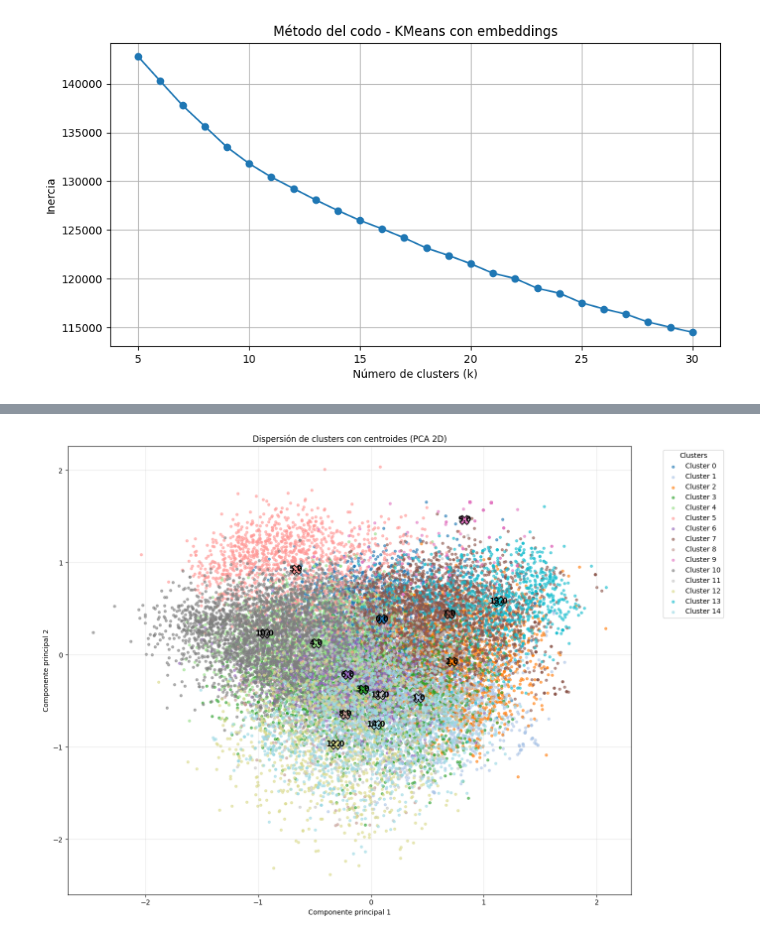
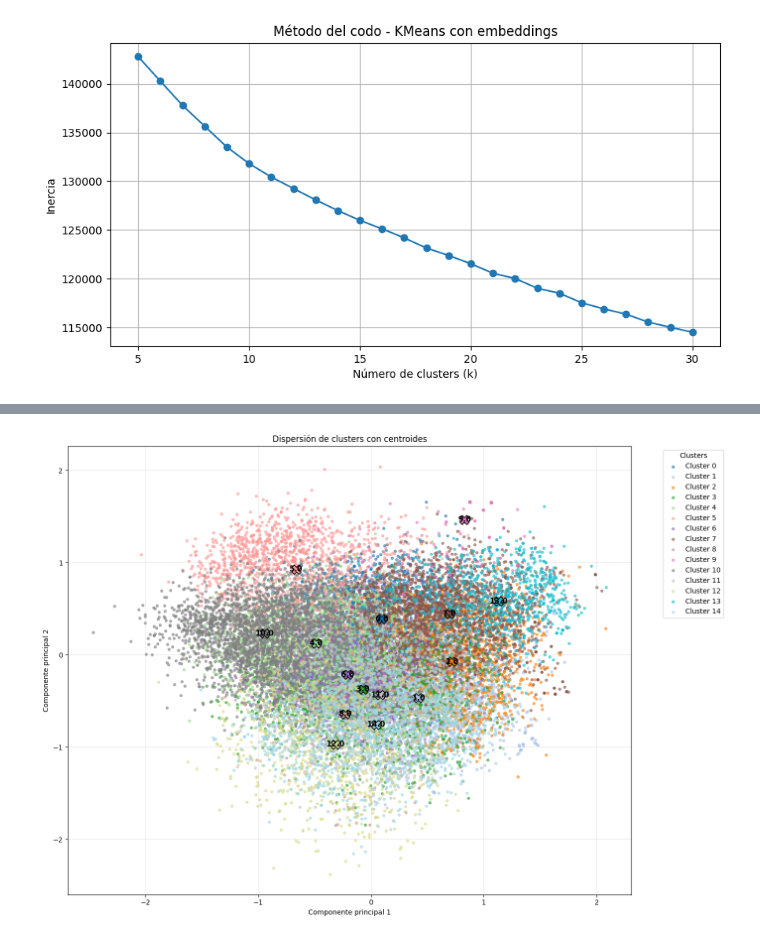
Before and after one commit to jhoanmoreno-94/Modelo_computacional, a Jupyter notebook: clasificacion3.ipynb, the cells around one changed output, grey strips where cells are left out. Drawn from its saved outputs; the diff is of its cells as text; code cells hidden in the pictures.

Commit message:
gráfico dispersión

```diff
--- a/clasificacion3.ipynb
+++ b/clasificacion3.ipynb
@@ -207,32 +207,32 @@ for i, row in centroides.iterrows():
     plt.scatter(
         row["x"],
         row["y"],
         s=180,
         color=cmap(color_idx),
         marker="X",
         edgecolors="black",
         linewidths=1.2,
         zorder=5
     )
 
     plt.text(
         row["x"],
         row["y"],
         str(cluster_id),
         fontsize=11,
         fontweight="bold",
         ha="center",
         va="center",
         color="black",
         zorder=6
     )
 # Detalles finales
 plt.xlabel("Componente principal 1")
 plt.ylabel("Componente principal 2")
-plt.title("Dispersión de clusters con centroides (PCA 2D)")
+plt.title("Dispersión de clusters con centroides")
 plt.legend(title="Clusters", bbox_to_anchor=(1.05, 1), loc="upper left")
 plt.grid(True, alpha=0.3)
 plt.tight_layout()
 plt.show()
 # %% [output]
-[figure, old version]
+[figure, new version]
```
